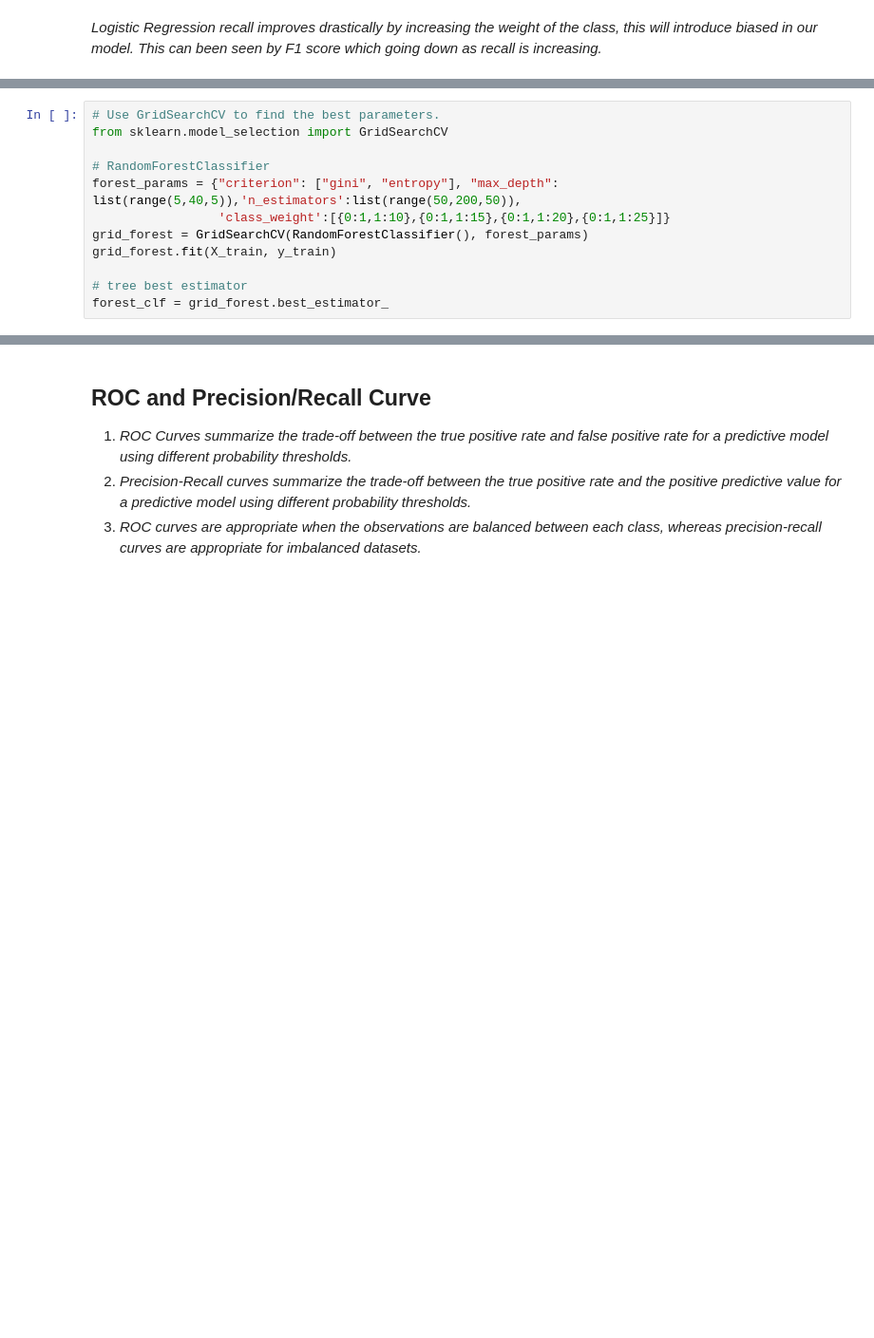
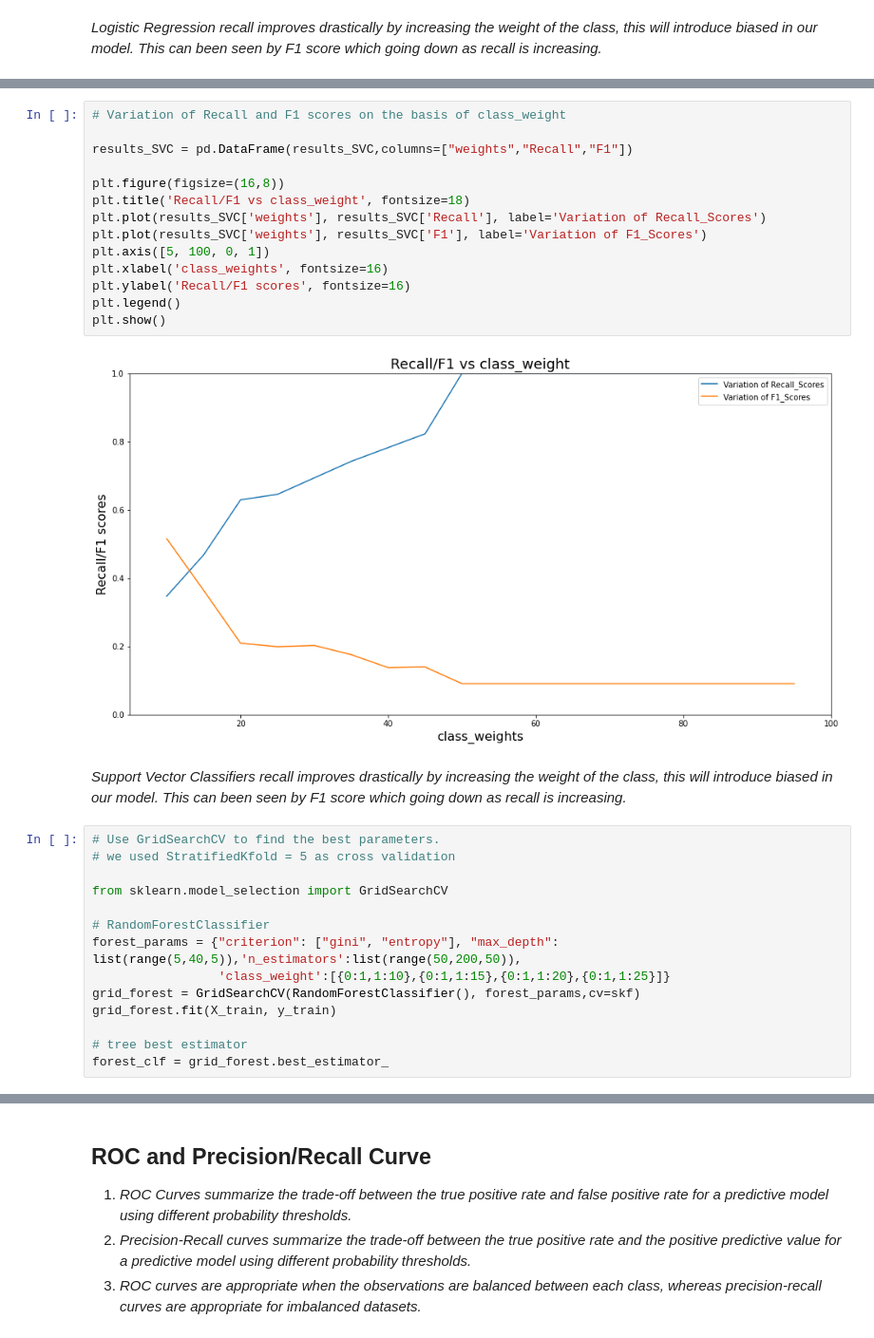
Before and after one commit to Tejas-Choudekar/ML-Project-RWTH, a Jupyter notebook: Bankruptcy_model.ipynb, the cells around one changed output, grey strips where cells are left out. Shown at 95% size. Cells and saved outputs as stored; diff of their text form; blank space fills up the shorter version.

```diff
--- a/Bankruptcy_model.ipynb
+++ b/Bankruptcy_model.ipynb
@@ -817,11 +878,31 @@ pd.DataFrame(results_LR,columns=["weights","Recall","F1"])
+# %%
+# Variation of Recall and F1 scores on the basis of class_weight
+
+results_SVC = pd.DataFrame(results_SVC,columns=["weights","Recall","F1"])
+
+plt.figure(figsize=(16,8))
+plt.title('Recall/F1 vs class_weight', fontsize=18)
+plt.plot(results_SVC['weights'], results_SVC['Recall'], label='Variation of Recall_Scores')
+plt.plot(results_SVC['weights'], results_SVC['F1'], label='Variation of F1_Scores')
+plt.axis([5, 100, 0, 1])
+plt.xlabel('class_weights', fontsize=16)
+plt.ylabel('Recall/F1 scores', fontsize=16)
+plt.legend()
+plt.show()
+# %% [output]
+[figure, added]
+# %% [markdown]
+*Support Vector Classifiers recall improves drastically by increasing the weight of the class, this will introduce biased in our model. This can been seen by F1 score which going down as recall is increasing.*
 # %%
 # Use GridSearchCV to find the best parameters.
+# we used StratifiedKfold = 5 as cross validation
+
 from sklearn.model_selection import GridSearchCV
 
 # RandomForestClassifier
 forest_params = {"criterion": ["gini", "entropy"], "max_depth": list(range(5,40,5)),'n_estimators':list(range(50,200,50)),
                  'class_weight':[{0:1,1:10},{0:1,1:15},{0:1,1:20},{0:1,1:25}]}
-grid_forest = GridSearchCV(RandomForestClassifier(), forest_params)
+grid_forest = GridSearchCV(RandomForestClassifier(), forest_params,cv=skf)
 grid_forest.fit(X_train, y_train)
 
 # tree best estimator
```
Also changed, not shown: parts of 23 cells of this notebook.
